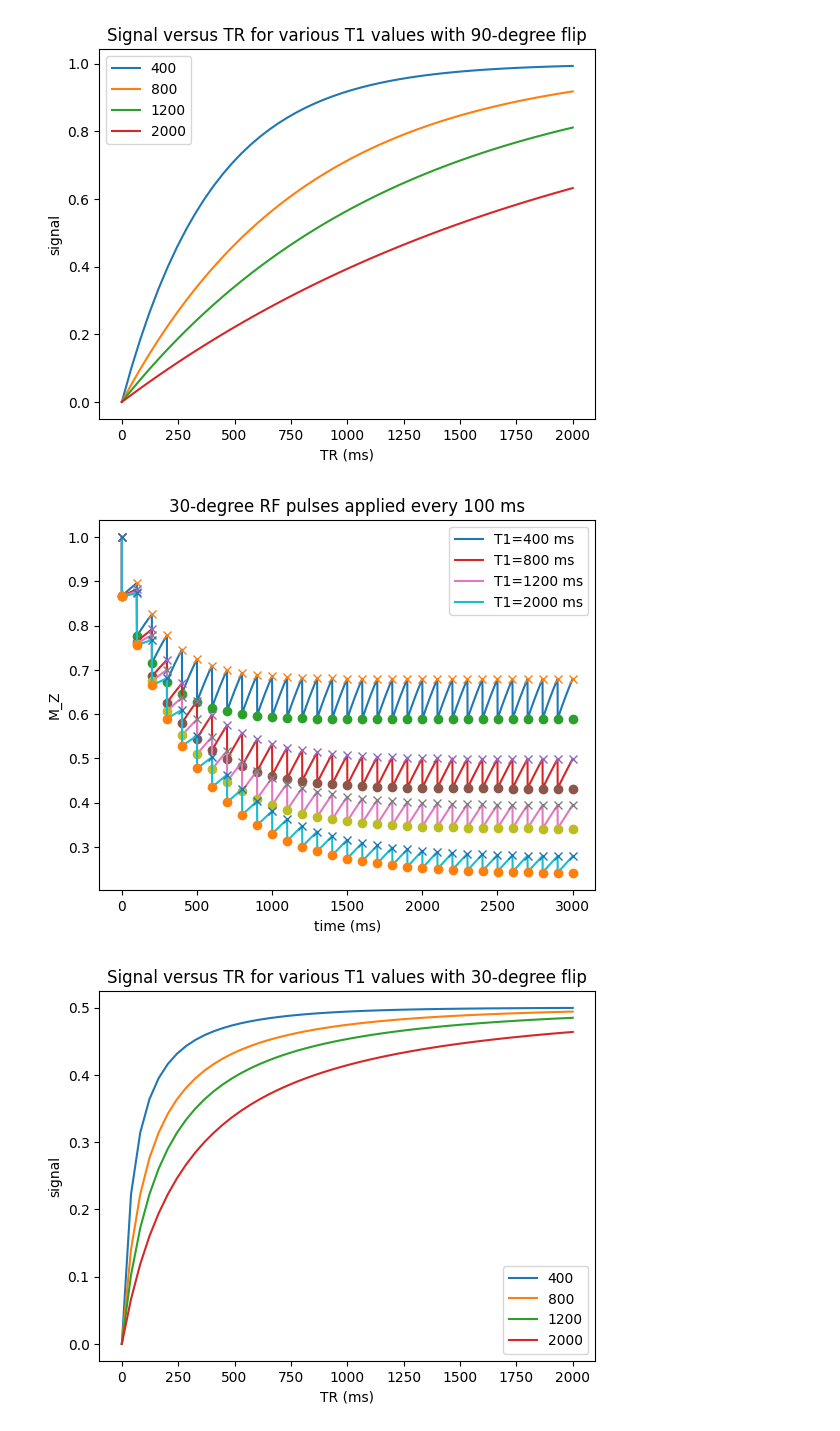
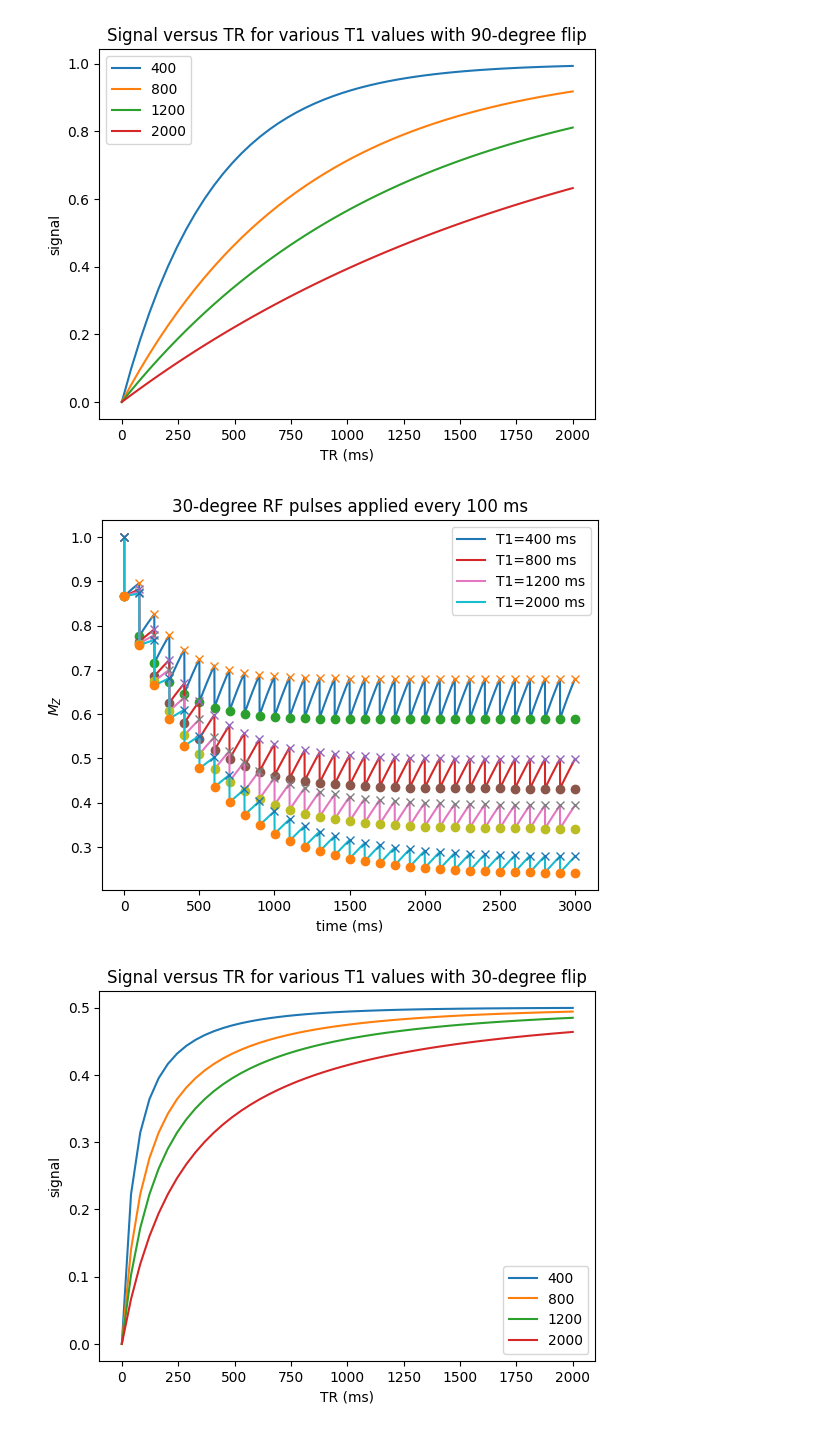
Before and after one commit to LarsonLab/MRI-education-resources, a Jupyter notebook: _sources/Basic Contrast Mechanisms.ipynb, the cells around one changed output. Drawn from its saved outputs; the diff is of its cells as text; code cells hidden in the pictures.

```diff
--- a/_sources/Basic Contrast Mechanisms.ipynb
+++ b/_sources/Basic Contrast Mechanisms.ipynb
@@ -223,35 +223,35 @@ Mz_minus = np.zeros((len(T1v), NTR + 1))
 # magnetization after each RF pulse
 Mz_plus = np.zeros((len(T1v), NTR + 1))
 
 # initial condition
 Mz_minus[:, 0] = M0
 Mz_plus[:, 0] = Mz_minus[:, 0] * np.cos(np.deg2rad(flip))
 t = [0, np.finfo(float).eps]
 Mz_all = [Mz_minus[:, 0], Mz_plus[:, 0]]
 
 for I in range(NTR):
     t = np.concatenate([t, t_per_TR + I * TR])
     for It in range(Nt_per_TR):
         Mz_all.append(
             Mz_plus[:, I] * np.exp(-t_per_TR[It] / T1v) + M0 * (1 - np.exp(-t_per_TR[It] / T1v))
         )
     Mz_minus[:, I + 1] = Mz_plus[:, I] * np.exp(-TR / T1v) + M0 * (1 - np.exp(-TR / T1v))
     Mz_plus[:, I + 1] = Mz_minus[:, I + 1] * np.cos(np.deg2rad(flip))
 
 Mz_all = np.column_stack(Mz_all)
 
 plt.figure()
 for i in range(len(T1v)):
     plt.plot(t, Mz_all[i, :], label=f"T1={T1v[i]} ms")
     plt.plot(t_minus, Mz_minus[i, :], 'x')
     plt.plot(t_plus, Mz_plus[i, :], 'o')
 plt.legend()
 plt.xlabel('time (ms)')
-plt.ylabel('M_Z')
+plt.ylabel(r'$M_Z$')
 plt.title(f'{flip}-degree RF pulses applied every {TR} ms')
 plt.show()
 # %% [output]
-[figure, old version]
+[figure, new version]
 # %%
 import numpy as np
 
```
Also changed, not shown: parts of 2 cells of this notebook, 12 other files.
